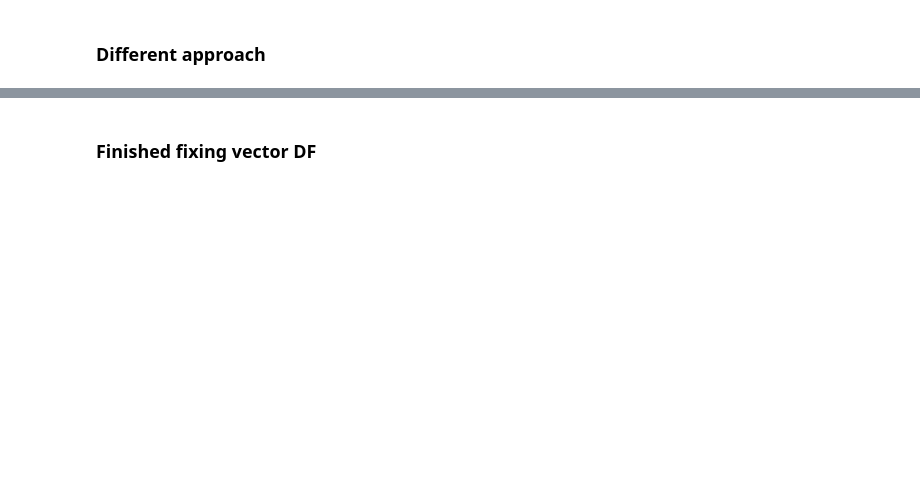
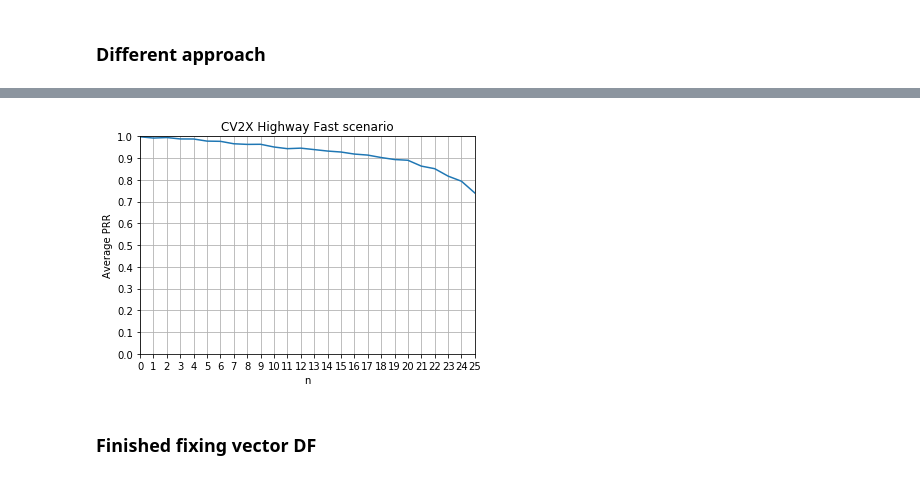
Before and after one commit to brianmc95/results-analysis, a Jupyter notebook: jupyter-notebooks/vector_fixes.ipynb, the cells around one changed output, grey strips where cells are left out. Cells and saved outputs as stored; diff of their text form; code cells hidden in the pictures; blank space fills up the shorter version.

```diff
--- a/jupyter-notebooks/vector_fixes.ipynb
+++ b/jupyter-notebooks/vector_fixes.ipynb
@@ -238,3 +211,29 @@ plt.show()
+# %%
+bins = create_bins(lower_bound=0, width=20, quantity=25)
+# %%
+distances = []
+prrs = []
+for interval in bins:
+    lower_b = interval[0]
+    upper_b = interval[1]
+    prr_temp = prr_df[(prr_df["distance"] >= lower_b) & (prr_df["distance"] < upper_b)]
+    prrs.append(prr_temp["prr"].mean())
+    distances.append(upper_b)
+# %%
+fig, ax = plt.subplots()
+ax.plot(range(len(distances)), prrs)
+ax.set(xlabel='n', ylabel='Average PRR',
+       title='CV2X Highway Fast scenario')
+ax.set_ylim([0,1])
+ax.set_xlim([0,25])
+plt.yticks(np.arange(0, 1.1, step=0.1))
+plt.xticks(np.arange(0,26, step=1))
+ax.grid()
+
+fig.savefig("figures/highway_fast_rand_interference2.svg")
+plt.show()
+# %% [output]
+[figure, added]
 # %% [markdown]
 ### Finished fixing vector DF
 # %%
```
Also changed, not shown: parts of 13 cells of this notebook.
